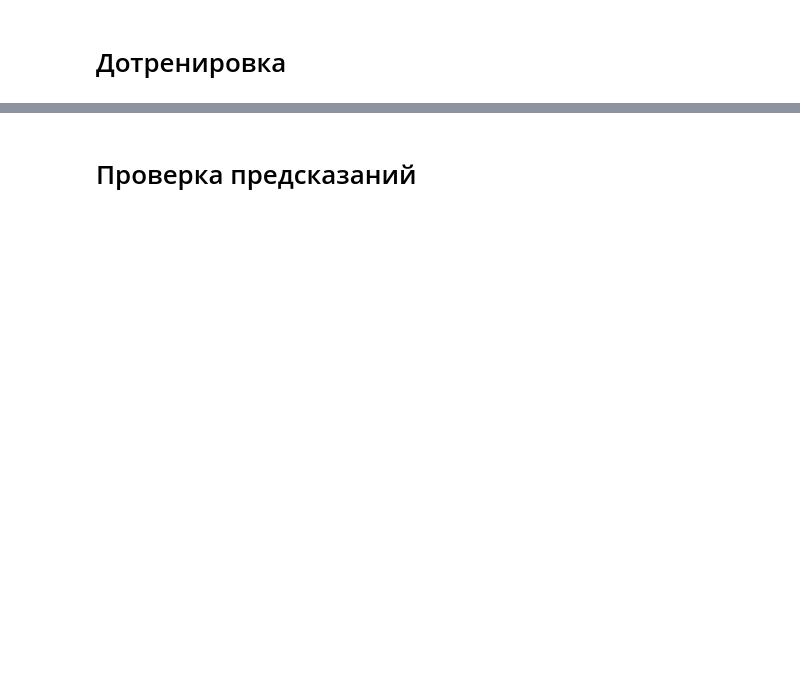
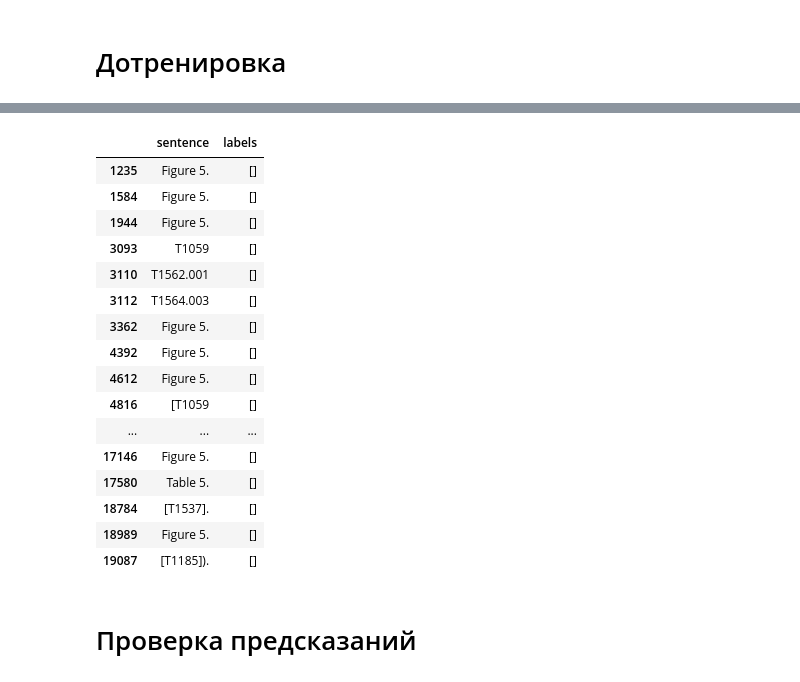
Before and after one commit to dtanalytic/attack_classifier, a Jupyter notebook: research/nn/mitre_clf.ipynb, the cells around one changed output, grey strips where cells are left out. Cells and saved outputs as stored; diff of their text form; code cells hidden in the pictures; blank space fills up the shorter version.

```diff
--- a/research/nn/mitre_clf.ipynb
+++ b/research/nn/mitre_clf.ipynb
@@ -308,3 +342,24 @@ model= torch.load('/content/drive/MyDrive/Colab Notebooks/texts/sec_bert/data/mo
+# %%
+tram_df = pd.read_json(conf['get_data']['tram_fn']).drop(columns='doc_title')
+# tram_df[(tram_df.sentence.str.contains("5.")) & (tram_df.sentence.str.len()<10)]
+# %% [output]
+|  | sentence | labels |
+| 1235 | Figure 5. | [] |
+| 1584 | Figure 5. | [] |
+| 1944 | Figure 5. | [] |
+| 3093 | T1059 | [] |
+| 3110 | T1562.001 | [] |
+| 3112 | T1564.003 | [] |
+| 3362 | Figure 5. | [] |
+| 4392 | Figure 5. | [] |
+| 4612 | Figure 5. | [] |
+| 4816 | [T1059 | [] |
+| ... | ... | ... |
+| 17146 | Figure 5. | [] |
+| 17580 | Table 5. | [] |
+| 18784 | [T1537]. | [] |
+| 18989 | Figure 5. | [] |
+| 19087 | [T1185]). | [] |
 # %% [markdown]
 # Проверка предсказаний
 # %%
```
Also changed, not shown: parts of 29 cells of this notebook, 4 other files.
